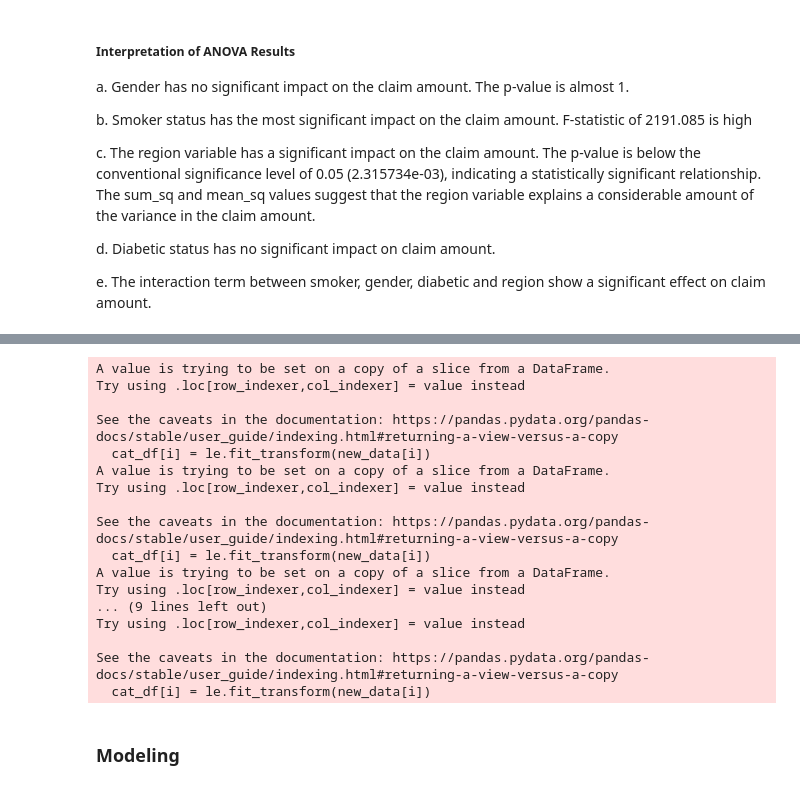
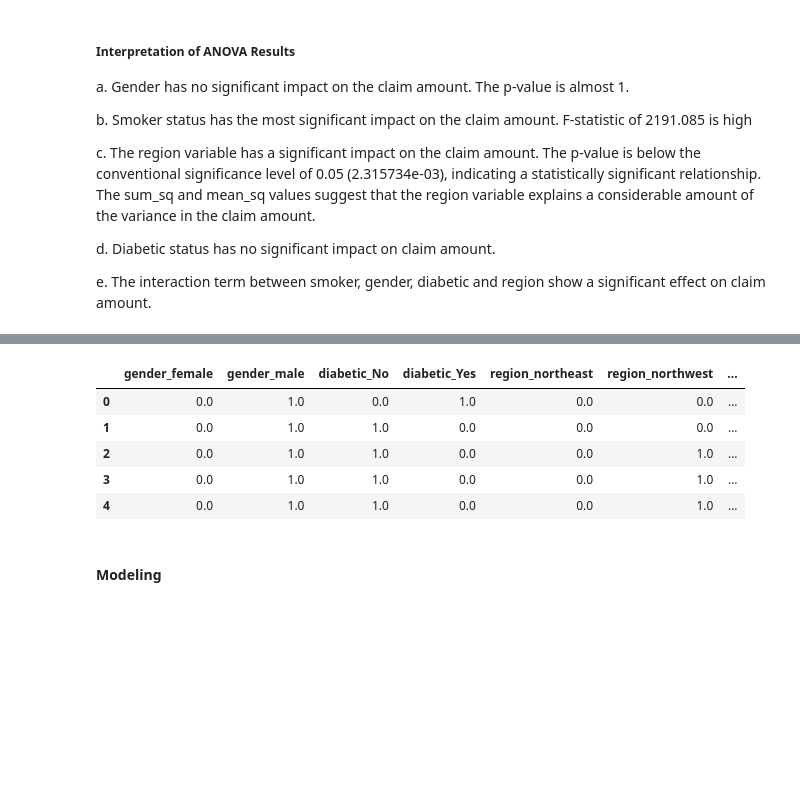
Before and after one commit to btokoli/Insurance-Claims-Prediction-Model, a Jupyter notebook: insurance_claims.ipynb, the cells around one changed output, grey strips where cells are left out. Saved outputs shown, nothing was run; the diff lists cells and outputs as text; code cells hidden in the pictures; blank space fills up the shorter version.

```diff
--- a/insurance_claims.ipynb
+++ b/insurance_claims.ipynb
@@ -474,24 +491,0 @@ num_df = new_data[['age', 'bmi', 'bloodpressure', 'claim']]
-# %%
-#Encoding Categorical Variables
-le= LabelEncoder()
-
-for i in cat_df:
-    cat_df[i] = le.fit_transform(new_data[i])
-# %% [output]
-A value is trying to be set on a copy of a slice from a DataFrame.
-Try using .loc[row_indexer,col_indexer] = value instead
-
-See the caveats in the documentation: https://pandas.pydata.org/pandas-docs/stable/user_guide/indexing.html#returning-a-view-versus-a-copy
-  cat_df[i] = le.fit_transform(new_data[i])
-A value is trying to be set on a copy of a slice from a DataFrame.
-Try using .loc[row_indexer,col_indexer] = value instead
-
-See the caveats in the documentation: https://pandas.pydata.org/pandas-docs/stable/user_guide/indexing.html#returning-a-view-versus-a-copy
-  cat_df[i] = le.fit_transform(new_data[i])
-A value is trying to be set on a copy of a slice from a DataFrame.
-Try using .loc[row_indexer,col_indexer] = value instead
-... (9 lines left out)
-Try using .loc[row_indexer,col_indexer] = value instead
-
-See the caveats in the documentation: https://pandas.pydata.org/pandas-docs/stable/user_guide/indexing.html#returning-a-view-versus-a-copy
-  cat_df[i] = le.fit_transform(new_data[i])
@@ -501,0 +492,38 @@ main_df = pd.concat([num_df, cat_df], axis=1)
+# %%
+
+# Select the categorical variable
+cat_col = data1[['gender', 'diabetic', 'region', 'smoker']]
+
+# Create an instance of the OneHotEncoder class
+onehot_encoder = OneHotEncoder(handle_unknown='ignore')
+
+# Encode the categorical variables using one-hot encoding
+X_encoded = onehot_encoder.fit_transform(cat_col)
+
+# Get the encoded feature names
+encoded_feature_names = onehot_encoder.get_feature_names_out(cat_col.columns)
+
+# Convert the encoded matrix to a dense numpy array
+X_encoded_array = X_encoded.toarray()
+# %%
+# Select the numerical variables
+numerical_features = data1.drop(columns=['gender', 'diabetic', 'smoker', 'region', 'claim'])
+
+# Standardize the numerical data
+scaler = StandardScaler()
+X_std = scaler.fit_transform(numerical_features)
+
+# Combine the encoded variables and the standardized numerical variables
+X_concat = np.concatenate((X_encoded_array, X_std), axis=1)
+
+# Create a DataFrame with the concatenated data and original column names
+X_df = pd.DataFrame(X_concat, columns=np.concatenate((encoded_feature_names, numerical_features.columns)))
+# %%
+X_df.head()
+# %% [output]
+|  | gender_female | gender_male | diabetic_No | diabetic_Yes | region_northeast | region_northwest | ... |
+| 0 | 0.0 | 1.0 | 0.0 | 1.0 | 0.0 | 0.0 | ... |
+| 1 | 0.0 | 1.0 | 1.0 | 0.0 | 0.0 | 0.0 | ... |
+| 2 | 0.0 | 1.0 | 1.0 | 0.0 | 0.0 | 1.0 | ... |
+| 3 | 0.0 | 1.0 | 1.0 | 0.0 | 0.0 | 1.0 | ... |
+| 4 | 0.0 | 1.0 | 1.0 | 0.0 | 0.0 | 1.0 | ... |
@@ -514,2 +540,2 @@ xtest_scaled= scaler.transform(X_test)
 # %% [markdown]
-### Modeling
+#### Modeling
```
Also changed, not shown: parts of 32 cells of this notebook.
